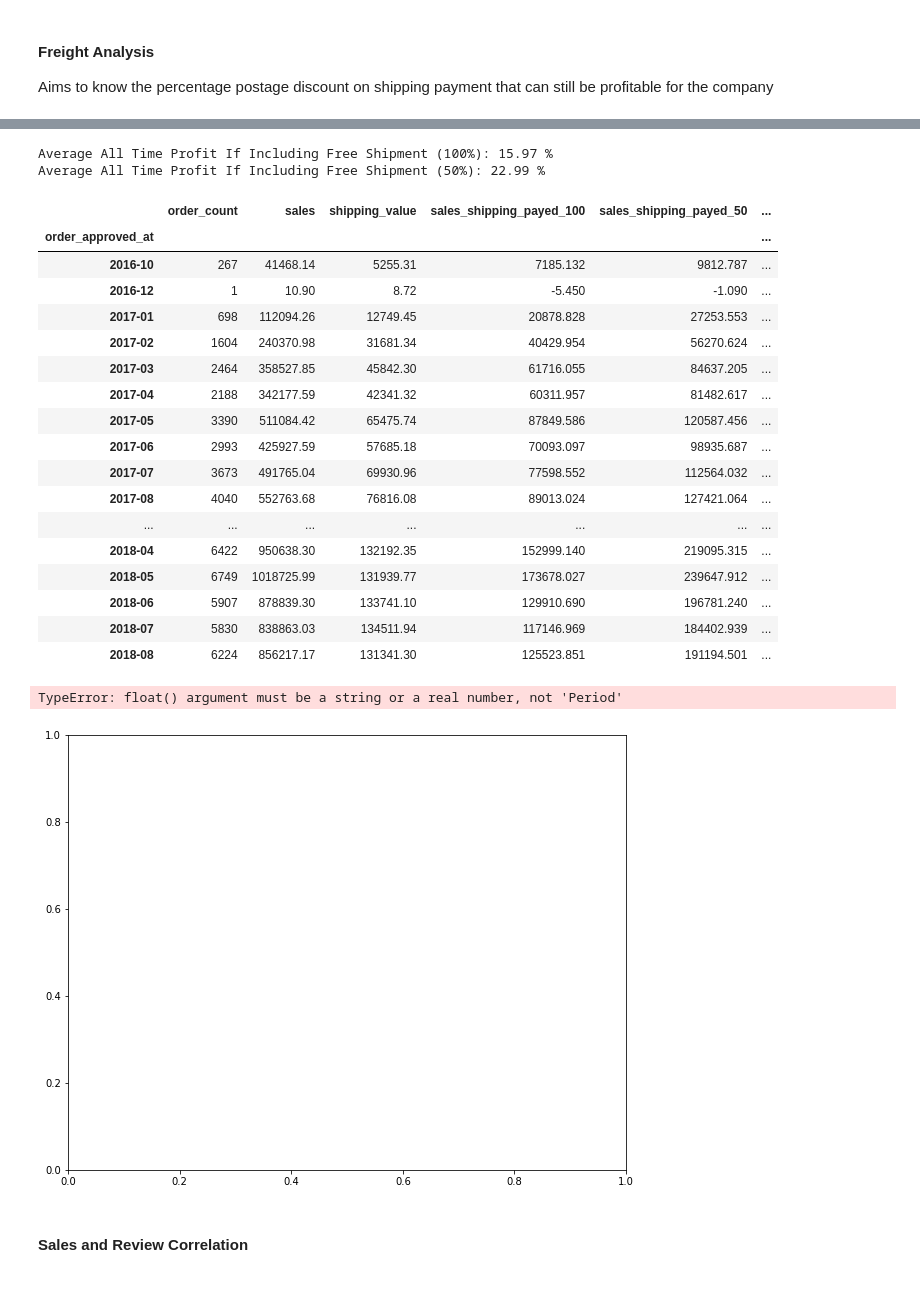
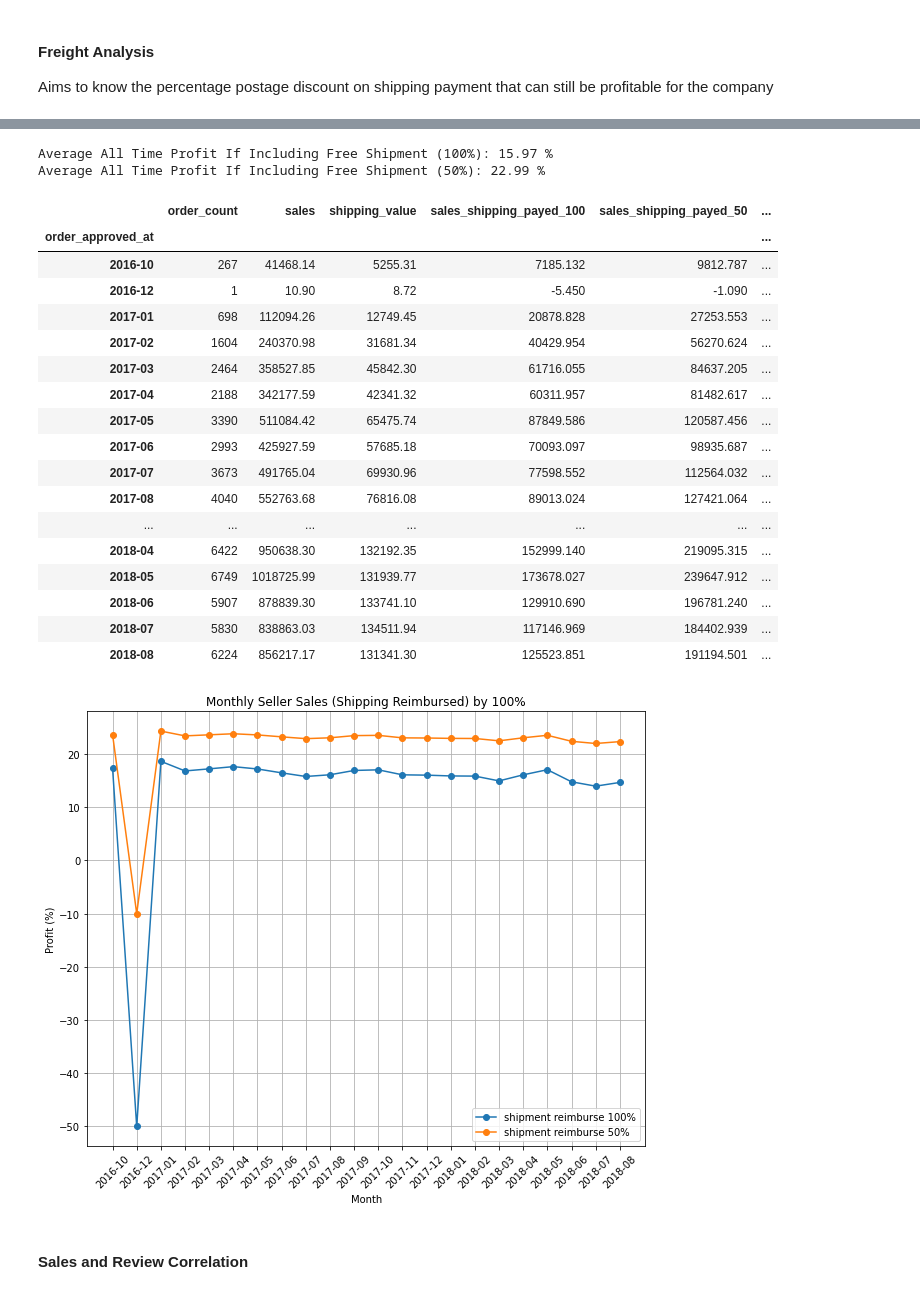
Before and after one commit to bnjisyn/Final-Project-Brazil-Ecommerce, a Jupyter notebook: data_analysis.ipynb, the cells around one changed output, grey strips where cells are left out. Drawn from its saved outputs; the diff is of its cells as text; code cells hidden in the pictures.

```diff
--- a/data_analysis.ipynb
+++ b/data_analysis.ipynb
@@ -116,40 +290,39 @@ print(f'Average All Time Profit If Including Free Shipment (100%): {avg_profit_f
 print(f'Average All Time Profit If Including Free Shipment (50%): {avg_profit_free_shipment_50} %')
 display(df_freight_monthly)
 
+df_freight_monthly.index = df_freight_monthly.index.astype(str)
 plt.figure(figsize = (10, 8))
-# df_freight_monthly.index.astype(str)
-plt.plot(df_freight_monthly['%profit_100'], marker = 'o')
-plt.plot(df_freight_monthly['%profit_50'], marker = 'o')
+plt.plot(df_freight_monthly['%profit_100'], marker = 'o', label = 'shipment reimburse 100%')
+plt.plot(df_freight_monthly['%profit_50'], marker = 'o', label = 'shipment reimburse 50%')
 plt.title('Monthly Seller Sales (Shipping Reimbursed) by 100%')
 plt.xlabel('Month')
 plt.ylabel('Profit (%)')
 plt.xticks(rotation = 45)
 plt.grid(True)
 plt.legend()
 plt.show()
 # %% [output]
 Average All Time Profit If Including Free Shipment (100%): 15.97 %
 Average All Time Profit If Including Free Shipment (50%): 22.99 %
 |  | order_count | sales | shipping_value | sales_shipping_payed_100 | sales_shipping_payed_50 | ... |
 | order_approved_at |  |  |  |  |  | ... |
 | 2016-10 | 267 | 41468.14 | 5255.31 | 7185.132 | 9812.787 | ... |
 | 2016-12 | 1 | 10.90 | 8.72 | -5.450 | -1.090 | ... |
 | 2017-01 | 698 | 112094.26 | 12749.45 | 20878.828 | 27253.553 | ... |
 | 2017-02 | 1604 | 240370.98 | 31681.34 | 40429.954 | 56270.624 | ... |
 | 2017-03 | 2464 | 358527.85 | 45842.30 | 61716.055 | 84637.205 | ... |
 | 2017-04 | 2188 | 342177.59 | 42341.32 | 60311.957 | 81482.617 | ... |
 | 2017-05 | 3390 | 511084.42 | 65475.74 | 87849.586 | 120587.456 | ... |
 | 2017-06 | 2993 | 425927.59 | 57685.18 | 70093.097 | 98935.687 | ... |
 | 2017-07 | 3673 | 491765.04 | 69930.96 | 77598.552 | 112564.032 | ... |
 | 2017-08 | 4040 | 552763.68 | 76816.08 | 89013.024 | 127421.064 | ... |
 | ... | ... | ... | ... | ... | ... | ... |
 | 2018-04 | 6422 | 950638.30 | 132192.35 | 152999.140 | 219095.315 | ... |
 | 2018-05 | 6749 | 1018725.99 | 131939.77 | 173678.027 | 239647.912 | ... |
 | 2018-06 | 5907 | 878839.30 | 133741.10 | 129910.690 | 196781.240 | ... |
 | 2018-07 | 5830 | 838863.03 | 134511.94 | 117146.969 | 184402.939 | ... |
 | 2018-08 | 6224 | 856217.17 | 131341.30 | 125523.851 | 191194.501 | ... |
-TypeError: float() argument must be a string or a real number, not 'Period'
-[figure, old version]
+[figure, new version]
 # %% [markdown]
 #### Sales and Review Correlation
 # %%
```
Also changed, not shown: parts of 41 cells of this notebook, 1 other file.
